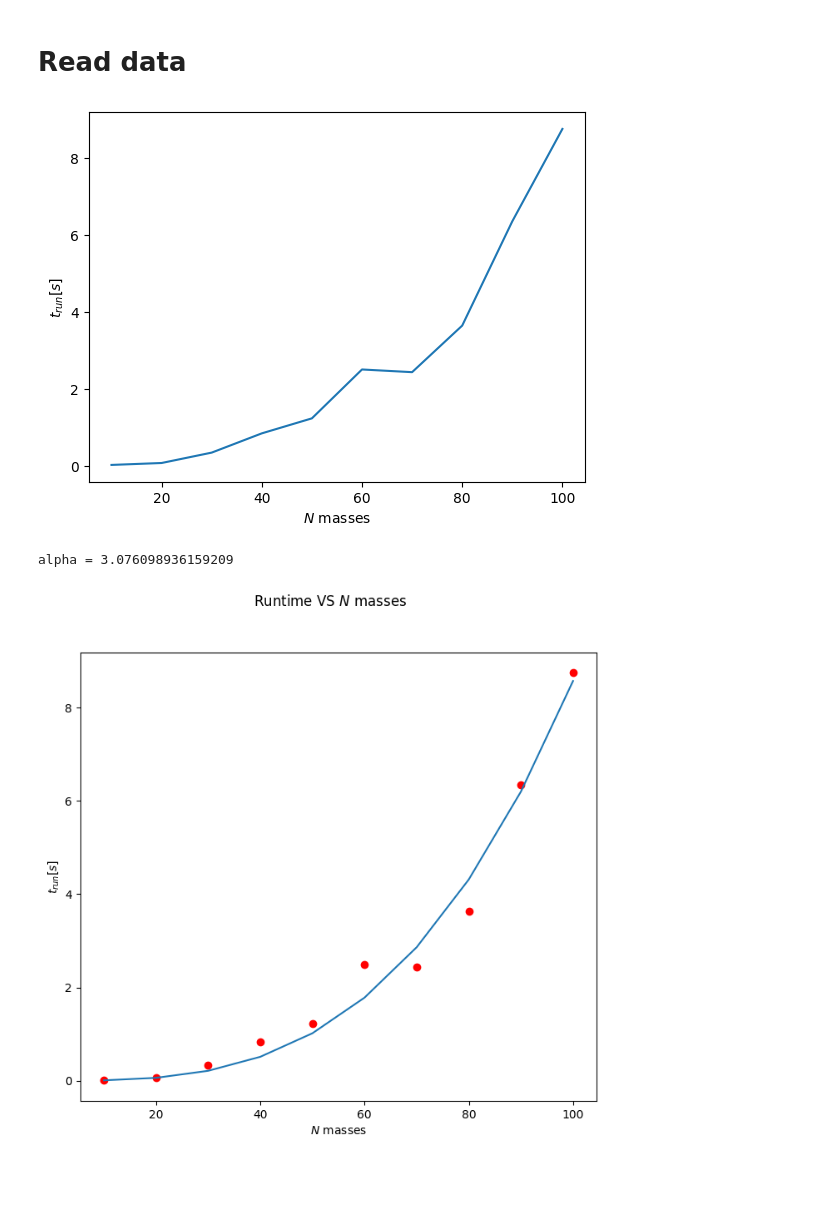
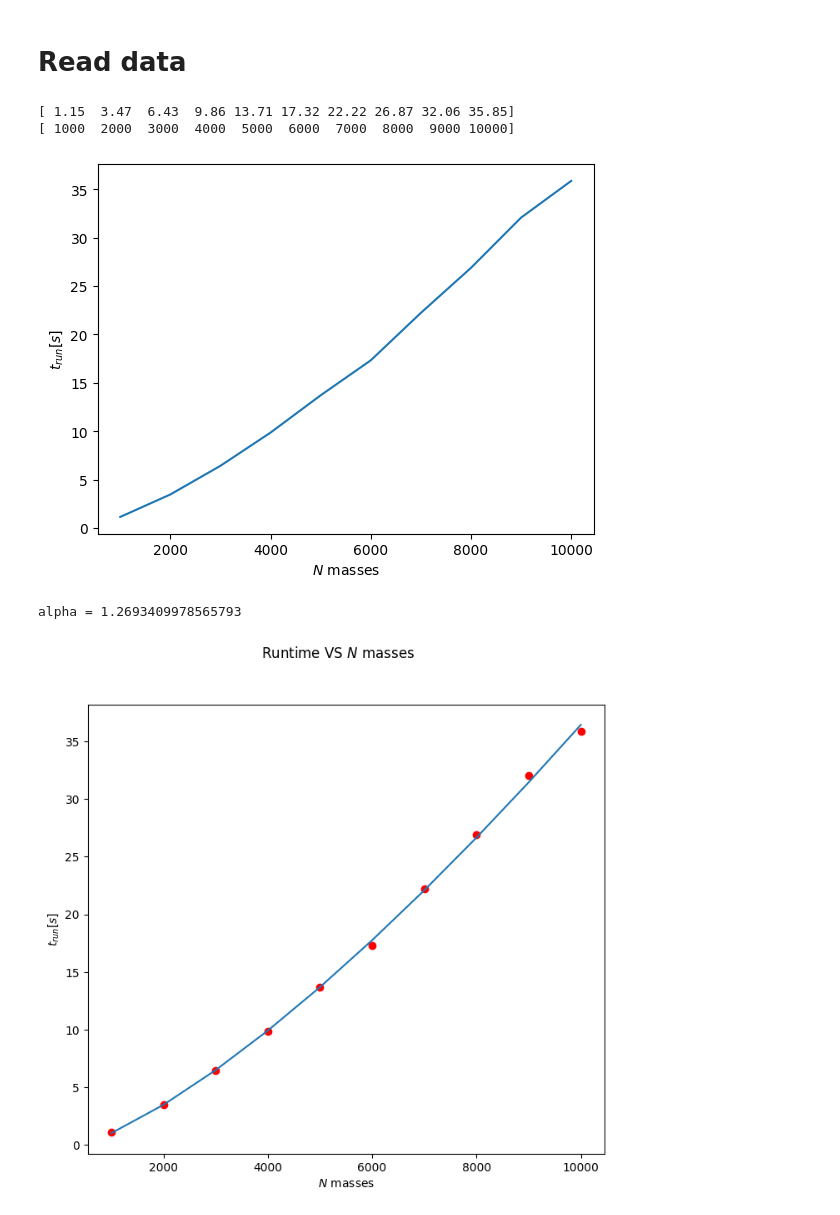
Before and after one commit to ggiarda/gal_dynamics, a Jupyter notebook: Numerical_simulation_03/Complexity/complexity_analysis.ipynb, the cells around one changed output. Saved outputs shown, nothing was run; the diff lists cells and outputs as text; code cells hidden in the pictures; blank space fills up the shorter version.

```diff
--- a/Numerical_simulation_03/Complexity/complexity_analysis.ipynb
+++ b/Numerical_simulation_03/Complexity/complexity_analysis.ipynb
@@ -88,7 +98,7 @@ for i in Narray:
 # Read data
 # %%
 # Open the .out file for reading
-with open('time.out', 'r') as f:
+with open('time.txt', 'r') as f:
     # Read the lines of the file into a list
     lines = f.readlines()
 
@@ -100,9 +110,9 @@ for line in lines:
     # Split each line into a list of words
     words = line.split()
     # Check if the list has at least two elements
-    if len(words) >= 2:
+    if len(words) >= 1:
         # Convert the second element to a float, replacing comma with point if necessary
-        number = float(words[1].replace(',', '.'))
+        number = float(words[0].replace(',', '.'))
         # Append the number to the data list
         data.append(number)
 
@@ -111,17 +121,23 @@ times = np.array(data)
 
 # Close the file
 f.close()
+# %%
+print(times)
+print(Narray)
+# %% [output]
+[ 1.15  3.47  6.43  9.86 13.71 17.32 22.22 26.87 32.06 35.85]
+[ 1000  2000  3000  4000  5000  6000  7000  8000  9000 10000]
 # %%
 plt.plot(Narray, times)
 plt.xlabel("$N$ masses")
 plt.ylabel("$t_{run} [s]$")
 plt.show()
 # %% [output]
-[figure, old version]
+[figure, new version]
 # %%
-def fit_func(N, c, alpha):
+def fit_func(N, c, alpha,beta):
 
-    return c*N**alpha*np.log(N)
+    return c*N**alpha*np.log(N)+ beta
 # %%
 import scipy
 
@@ -129,14 +145,14 @@ params, _ = scipy.optimize.curve_fit(fit_func, Narray, times)
 # %%
 plt.figure(figsize = (8,7))
 
 print("alpha =", params[1])
 
 plt.scatter(Narray, times, c = 'r', label="results")
-plt.plot(Narray, fit_func(Narray, params[0], params[1]), label="fit")
+plt.plot(Narray, fit_func(Narray, params[0], params[1], params[2]), label="fit")
 plt.xlabel("$N$ masses")
 plt.ylabel("$t_{run} [s]$")
 plt.suptitle("Runtime VS $N$ masses")
 plt.show()
 # %% [output]
-alpha = 3.076098936159209
+alpha = 1.2693409978565793
-[figure, old version]
+[figure, new version]
```
Also changed, not shown: parts of 2 cells of this notebook, 7 other files.
